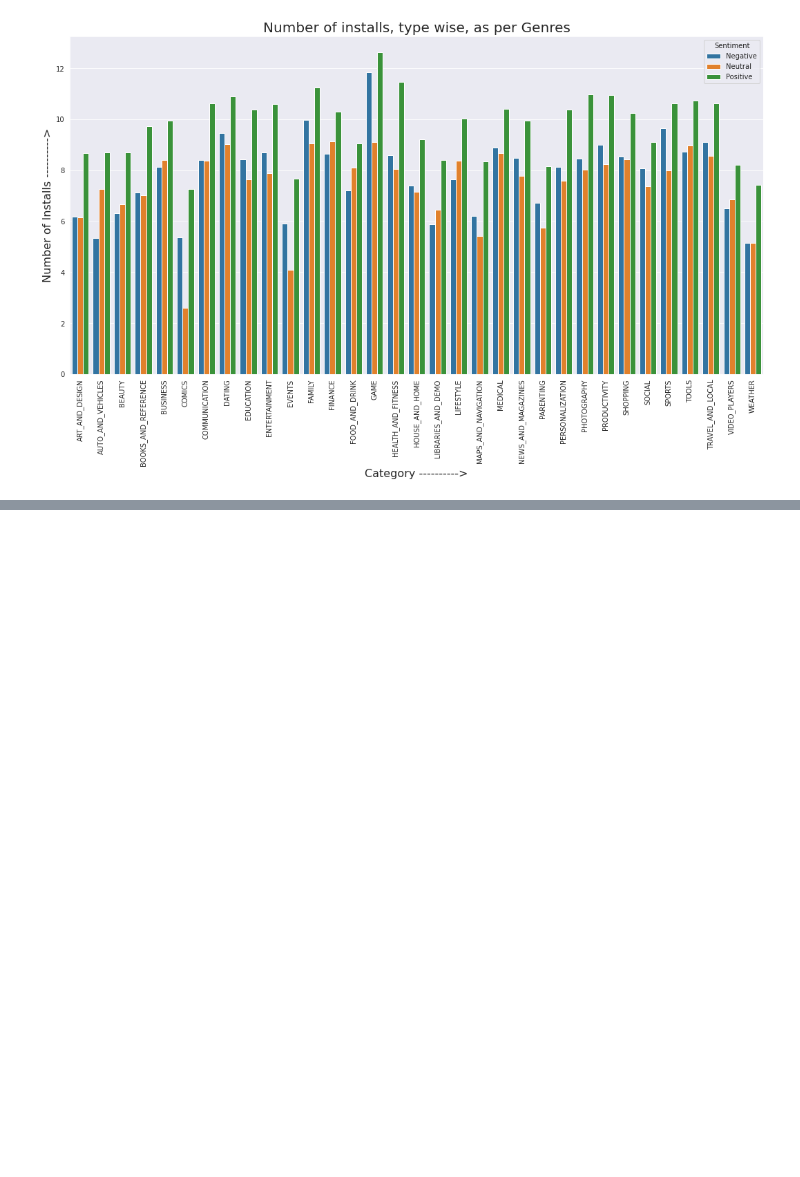
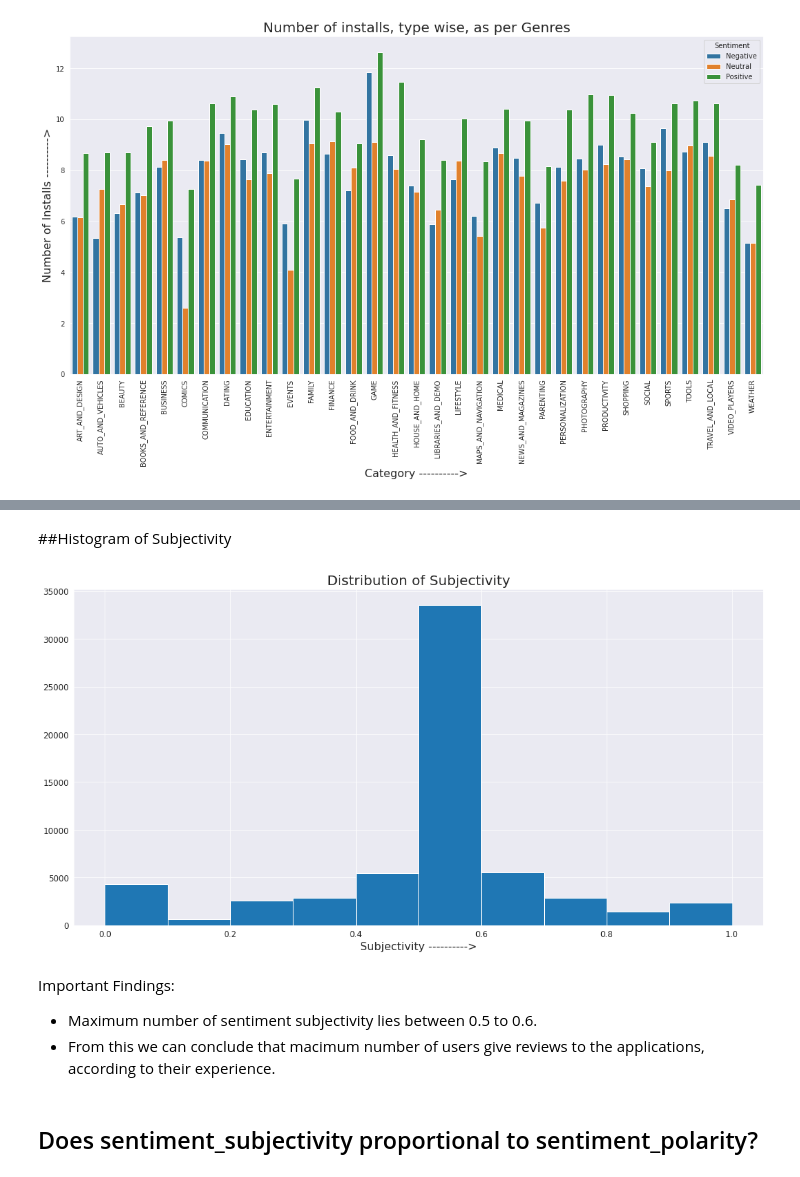
Before and after one commit to anupstar100/Google-Play-Store-App-Review-EDA-, a Jupyter notebook: Play_Store_App_Review_Analysis_Capstone_Project.ipynb, the cells around one changed output, grey strips where cells are left out. Cells and saved outputs as stored; diff of their text form; code cells hidden in the pictures; blank space fills up the shorter version.

```diff
--- a/Play_Store_App_Review_Analysis_Capstone_Project.ipynb
+++ b/Play_Store_App_Review_Analysis_Capstone_Project.ipynb
@@ -688,0 +707,18 @@ plt.show()
+# %% [markdown]
+##Histogram of Subjectivity
+# %%
+plt.figure(figsize = (18, 9))
+plt.hist(merged_df[merged_df['Sentiment_Subjectivity'].notnull()]['Sentiment_Subjectivity'])
+
+plt.xlabel("Subjectivity ---------->", size = 16)
+plt.title("Distribution of Subjectivity", size = 20)
+
+plt.show()
+# %% [output]
+[figure, added]
+# %% [markdown]
+Important Findings:
+* Maximum number of sentiment subjectivity lies between 0.5 to 0.6.
+* From this we can conclude that macimum number of users give reviews to the applications, according to their experience.
+# %% [markdown]
+## Does sentiment_subjectivity proportional to sentiment_polarity?
```
Also changed, not shown: parts of 10 cells of this notebook.
